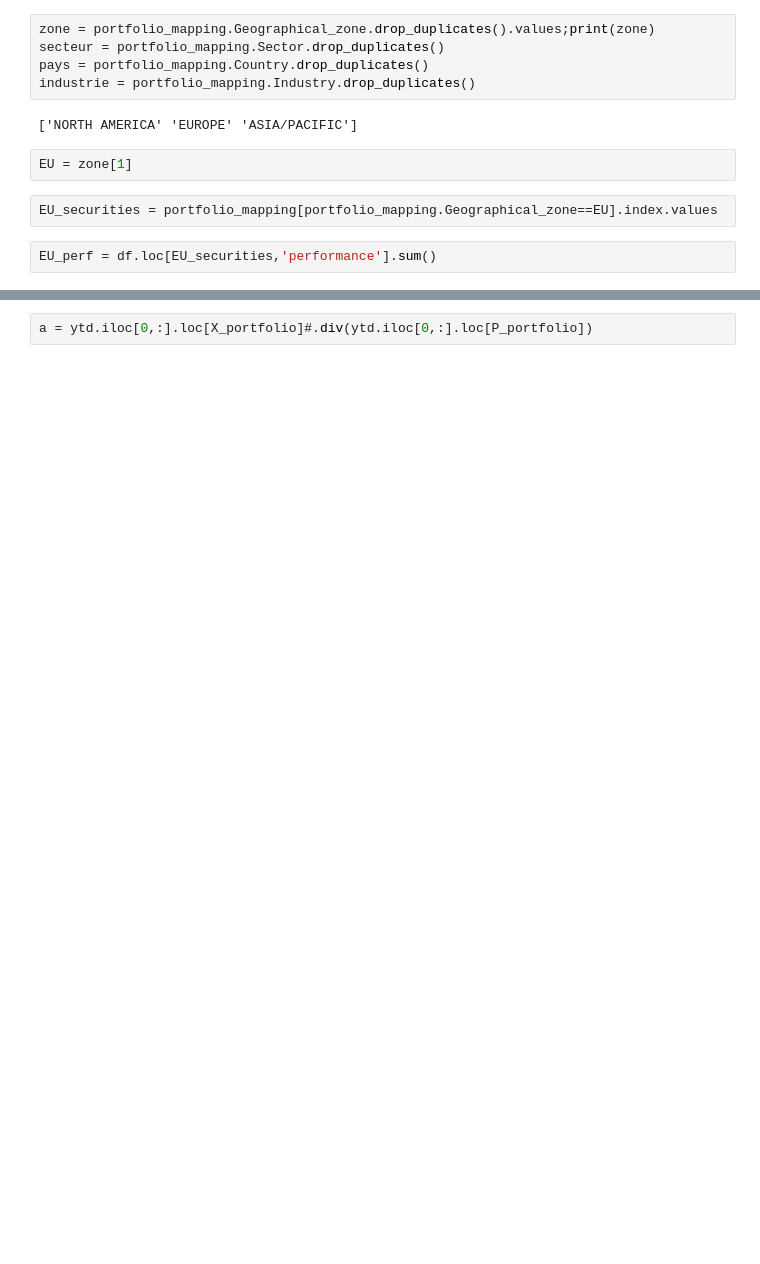
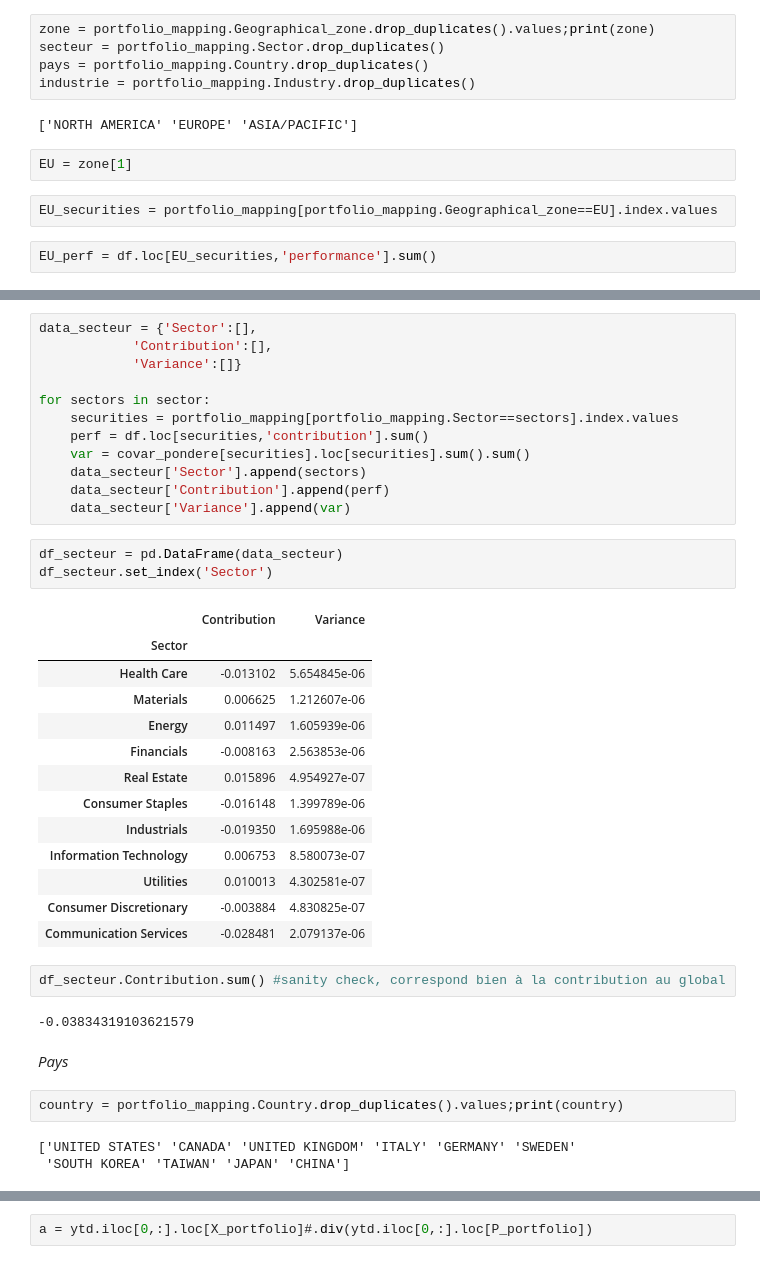
Before and after one commit to YvesAdl/BI_Finance_project, a Jupyter notebook: Facts sheet.ipynb, the cells around one changed output, grey strips where cells are left out. Saved outputs shown, nothing was run; the diff lists cells and outputs as text; blank space fills up the shorter version.

```diff
--- a/Facts sheet.ipynb
+++ b/Facts sheet.ipynb
@@ -313,0 +326,40 @@ df_zone.set_index('Zone')
+# %%
+data_secteur = {'Sector':[],
+            'Contribution':[],
+            'Variance':[]}
+
+for sectors in sector:
+    securities = portfolio_mapping[portfolio_mapping.Sector==sectors].index.values
+    perf = df.loc[securities,'contribution'].sum()
+    var = covar_pondere[securities].loc[securities].sum().sum()
+    data_secteur['Sector'].append(sectors)
+    data_secteur['Contribution'].append(perf)
+    data_secteur['Variance'].append(var)
+# %%
+df_secteur = pd.DataFrame(data_secteur)
+df_secteur.set_index('Sector')
+# %% [output]
+|  | Contribution | Variance |
+| Sector |  |  |
+| Health Care | -0.013102 | 5.654845e-06 |
+| Materials | 0.006625 | 1.212607e-06 |
+| Energy | 0.011497 | 1.605939e-06 |
+| Financials | -0.008163 | 2.563853e-06 |
+| Real Estate | 0.015896 | 4.954927e-07 |
+| Consumer Staples | -0.016148 | 1.399789e-06 |
+| Industrials | -0.019350 | 1.695988e-06 |
+| Information Technology | 0.006753 | 8.580073e-07 |
+| Utilities | 0.010013 | 4.302581e-07 |
+| Consumer Discretionary | -0.003884 | 4.830825e-07 |
+| Communication Services | -0.028481 | 2.079137e-06 |
+# %%
+df_secteur.Contribution.sum() #sanity check, correspond bien à la contribution au global
+# %% [output]
+-0.03834319103621579
+# %% [markdown]
+*Pays*
+# %%
+country = portfolio_mapping.Country.drop_duplicates().values;print(country)
+# %% [output]
+['UNITED STATES' 'CANADA' 'UNITED KINGDOM' 'ITALY' 'GERMANY' 'SWEDEN'
+ 'SOUTH KOREA' 'TAIWAN' 'JAPAN' 'CHINA']
```
Also changed, not shown: parts of 53 cells of this notebook.
